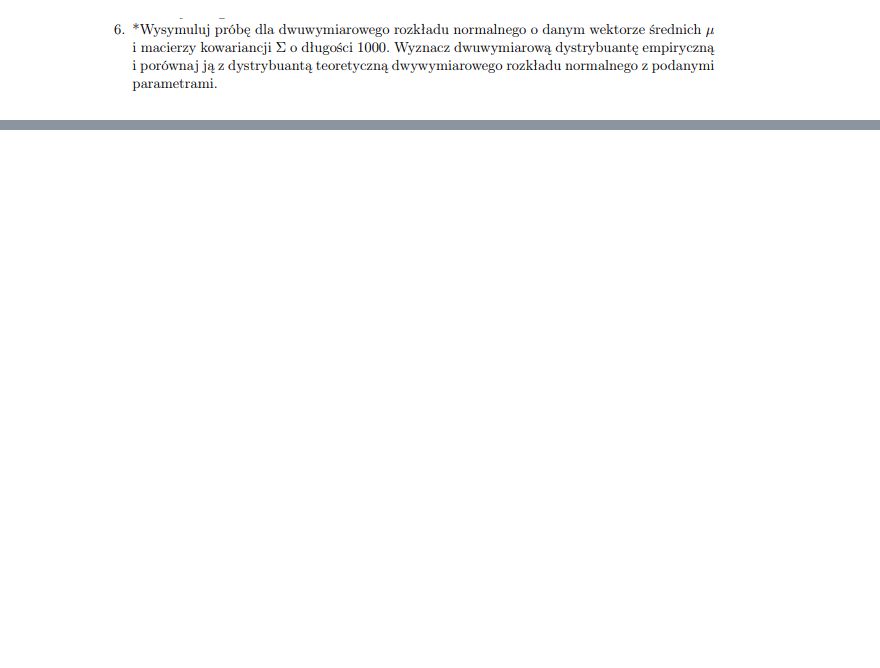
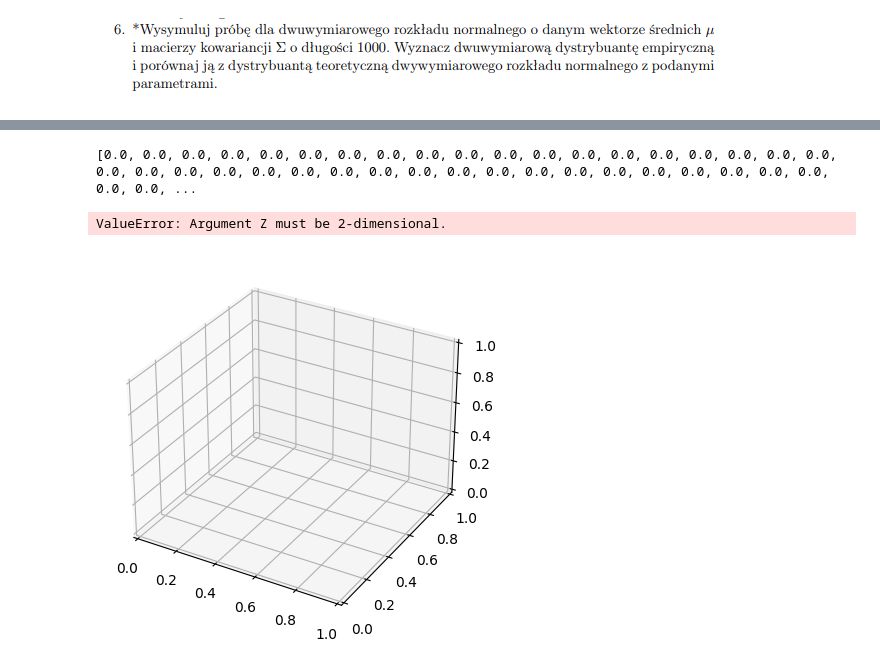
Before and after one commit to rafglo/Statystyka-stosowana, a Jupyter notebook: lista3zad6.ipynb, the cells around one changed output, grey strips where cells are left out. Drawn from its saved outputs; the diff is of its cells as text; code cells hidden in the pictures; blank space fills up the shorter version.

```diff
--- a/lista3zad6.ipynb
+++ b/lista3zad6.ipynb
@@ -16,0 +62,4 @@ def cholesky_decomposition(sigma):
+# %%
+n = 1000
+Z = np.random.normal(loc = 0, scale = 1, size = 2 * n).reshape(2,n)
+A = cholesky_decomposition(sigma)
@@ -16,0 +71,3 @@ def cholesky_decomposition(sigma):
+# %%
+X = np.array((mi + np.dot(A, Z)).reshape(n, 2))
+print(X)
@@ -16,0 +98,20 @@ def cholesky_decomposition(sigma):
+# %%
+print(empirical)
+# %% [output]
+[0.0, 0.0, 0.0, 0.0, 0.0, 0.0, 0.0, 0.0, 0.0, 0.0, 0.0, 0.0, 0.0, 0.0, 0.0, 0.0, 0.0, 0.0, 0.0, 0.0, 0.0, 0.0, 0.0, 0.0, 0.0, 0.0, 0.0, 0.0, 0.0, 0.0, 0.0, 0.0, 0.0, 0.0, 0.0, 0.0, 0.0, 0.0, 0.0, 0.0, ...
+# %%
+
+
+# Generowanie próbek z dwuwymiarowego rozkładu normalnego
+samples = X
+
+samples_sorted = samples[np.argsort(samples[:, 0])]
+
+# Obliczanie dwuwymiarowej dystrybuanty empirycznej
+empirical_cdf = np.empty_like(samples_sorted)
+
+for i in range(len(samples_sorted)):
+    x = samples_sorted[i, 0]
+    y = samples_sorted[i, 1]
+    empirical_cdf[i] = [np.sum(samples_sorted[:, 0] <= x) / n,
+                        np.sum(samples_sorted[:, 1] <= y) / n]
@@ -16,0 +122,22 @@ def cholesky_decomposition(sigma):
+# %%
+fig = plt.figure()
+ax = fig.add_subplot(111, projection='3d')
+
+# Wyodrębnienie współrzędnych x, y i z
+x = empirical_cdf[:, 0]
+y = empirical_cdf[:, 1]
+z = np.linspace(0, 1, len(empirical_cdf))
+
+# Rysowanie powierzchni
+ax.plot_surface(x, y, z, cmap='viridis', edgecolor='none')
+
+# Ustawienie etykiet osi
+ax.set_xlabel('X')
+ax.set_ylabel('Y')
+ax.set_zlabel('Dystrybuanta empiryczna')
+
+# Pokaż wykres
+plt.show()
+# %% [output]
+ValueError: Argument Z must be 2-dimensional.
+[figure, added]
```
Also changed, not shown: parts of 13 cells of this notebook.
